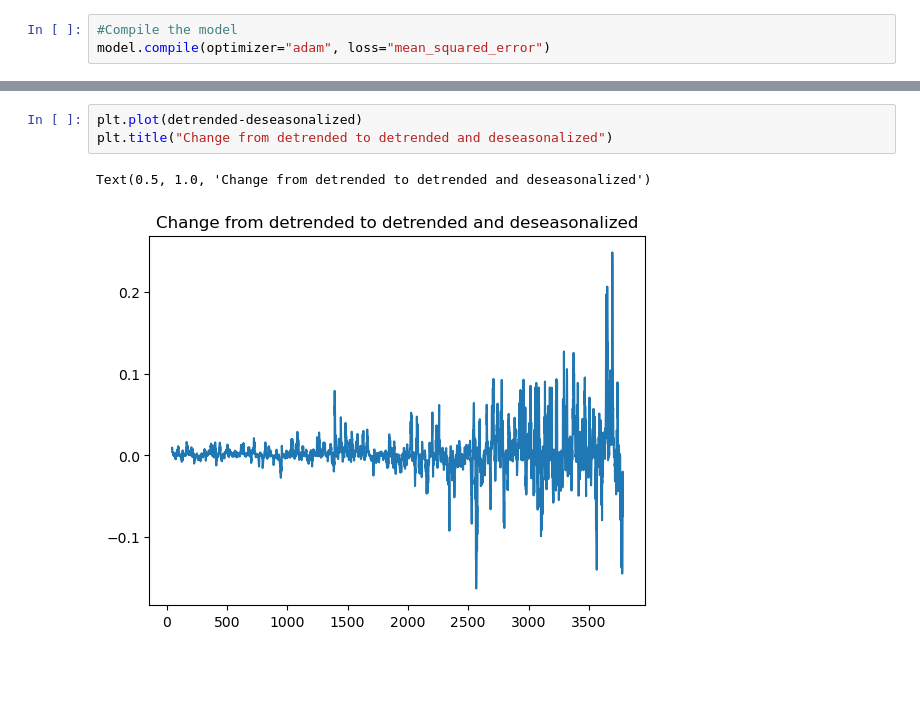
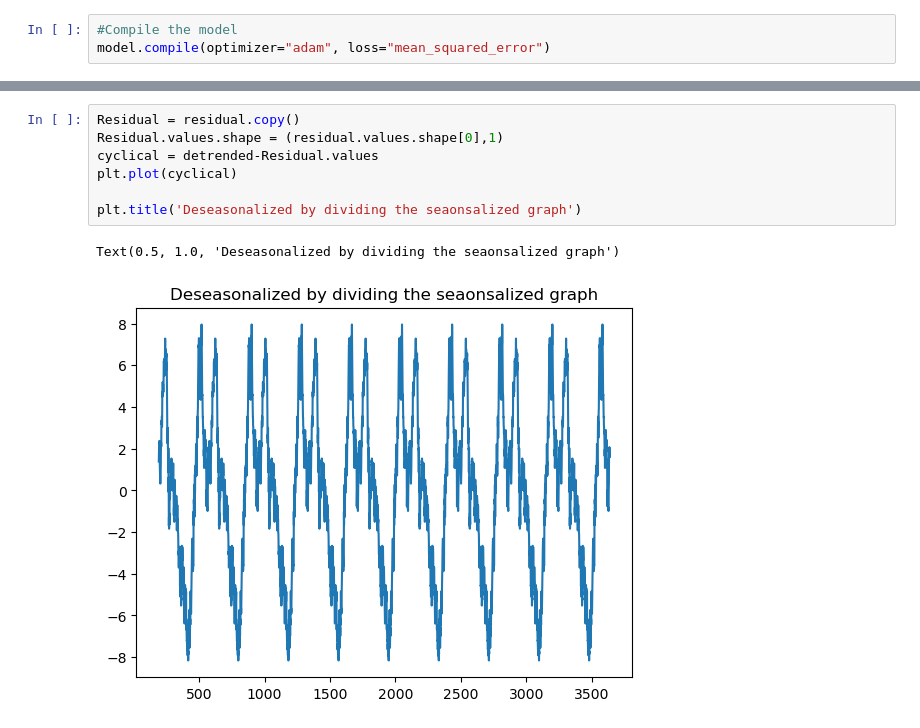
Before and after one commit to Dylan-Lai/Time_Series_Webscraping, a Jupyter notebook: Lai_Time_Series_Model.ipynb, the cells around one changed output, grey strips where cells are left out. Cells and saved outputs as stored; diff of their text form; blank space fills up the shorter version.

```diff
--- a/Lai_Time_Series_Model.ipynb
+++ b/Lai_Time_Series_Model.ipynb
@@ -234,6 +270,10 @@ Text(0.5, 1.0, 'Deseasonalized by dividing the seaonsalized graph')
-# %%
-plt.plot(detrended-deseasonalized)
-plt.title("Change from detrended to detrended and deseasonalized")
-# %% [output]
-Text(0.5, 1.0, 'Change from detrended to detrended and deseasonalized')
-[figure, removed]
+# %%
+Residual = residual.copy()
+Residual.values.shape = (residual.values.shape[0],1)
+cyclical = detrended-Residual.values
+plt.plot(cyclical)
+
+plt.title('Deseasonalized by dividing the seaonsalized graph')
+# %% [output]
+Text(0.5, 1.0, 'Deseasonalized by dividing the seaonsalized graph')
+[figure, added]
```
Also changed, not shown: parts of 22 cells of this notebook, 3 other files.
